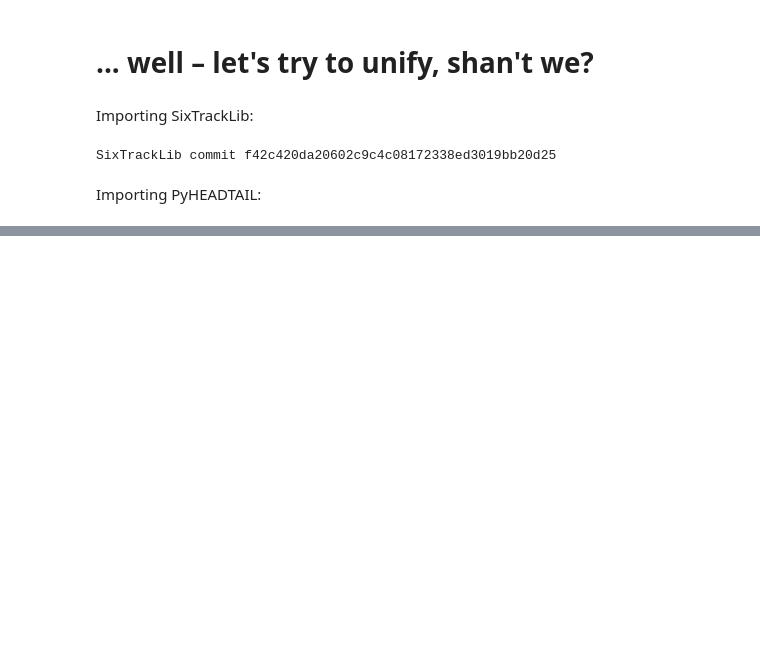
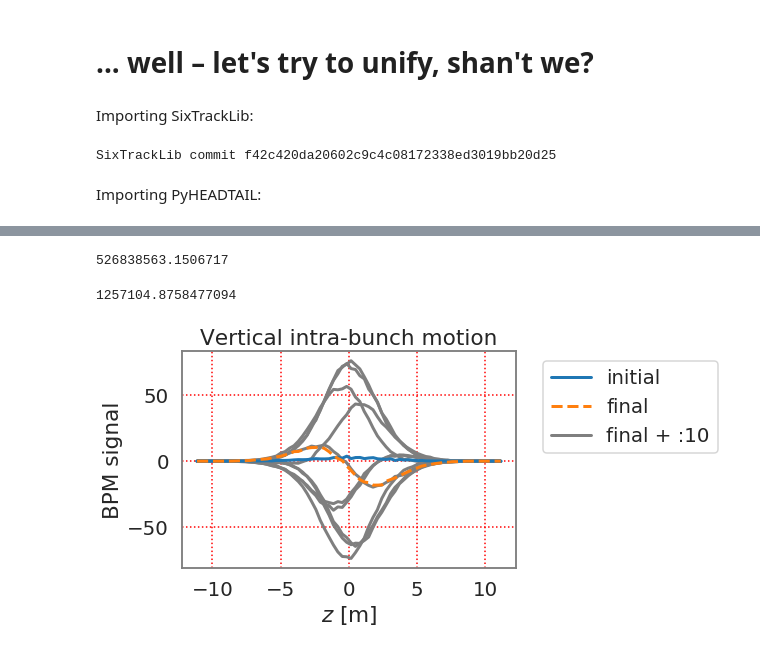
Before and after one commit to aoeftiger/pyhep2020, a Jupyter notebook: talk.ipynb, the cells around one changed output, grey strips where cells are left out. Cells and saved outputs as stored; diff of their text form; code cells hidden in the pictures; blank space fills up the shorter version.

```diff
--- a/talk.ipynb
+++ b/talk.ipynb
@@ -172,0 +357,9 @@ PyHEADTAIL v1.14.1.7
+# %%
+slices = pyht_beam.get_slices(slicer)
+1 / slices.convert_to_time(2 * 4 * pyht_beam.sigma_z()) * 70
+# %% [output]
+526838563.1506717
+# %%
+1/(circumference/(pyht_beam.beta * c) / longitudinal_map.harmonics[0])
+# %% [output]
+1257104.8758477094
@@ -172,0 +368,4 @@ PyHEADTAIL v1.14.1.7
+# %%
+pyht_beam.y += 0.1 * pyht_beam.sigma_y()
+# %%
+slices0 = pyht_beam.get_slices(slicer, statistics=['mean_y'])
@@ -172,0 +375,37 @@ PyHEADTAIL v1.14.1.7
+# %%
+# tracking loop in PyHEADTAIL:
+n_turns = 1000
+
+# transfer to GPU
+with GPU(pyht_beam):
+    my = pmath.zeros(n_turns, dtype=float)
+
+    # loop over turns
+    for i in range(n_turns):
+        # loop over elements around ring
+        for element in pyht_ring_elements:
+            element.track(pyht_beam)
+
+        # record vertical bunch centroid
+        my[i] = pyht_beam.mean_y()
+
+my = pmath.ensure_CPU(my)
+# %%
+slices = pyht_beam.get_slices(slicer, statistics=['mean_y'])
+# %%
+l1, = plt.plot(slices0.z_centers, slices0.mean_y * slices0.n_macroparticles_per_slice, zorder=3)
+l2, = plt.plot(slices.z_centers, slices.mean_y * slices.n_macroparticles_per_slice, zorder=4, ls='--')
+
+for i in range(10):
+    for element in pyht_ring_elements:
+        element.track(pyht_beam)
+    slices = pyht_beam.get_slices(slicer, statistics=['mean_y'])
+    l3, = plt.plot(slices.z_centers, slices.mean_y * slices.n_macroparticles_per_slice, color='C7')
+
+plt.legend([l1, l2, l3], ['initial', 'final', 'final + :10'],
+           loc=2, bbox_to_anchor=(1.05, 1))
+plt.xlabel('$z$ [m]')
+plt.ylabel('BPM signal')
+plt.title('Vertical intra-bunch motion');
+# %% [output]
+[figure, added]
```
Also changed, not shown: parts of 14 cells of this notebook.
